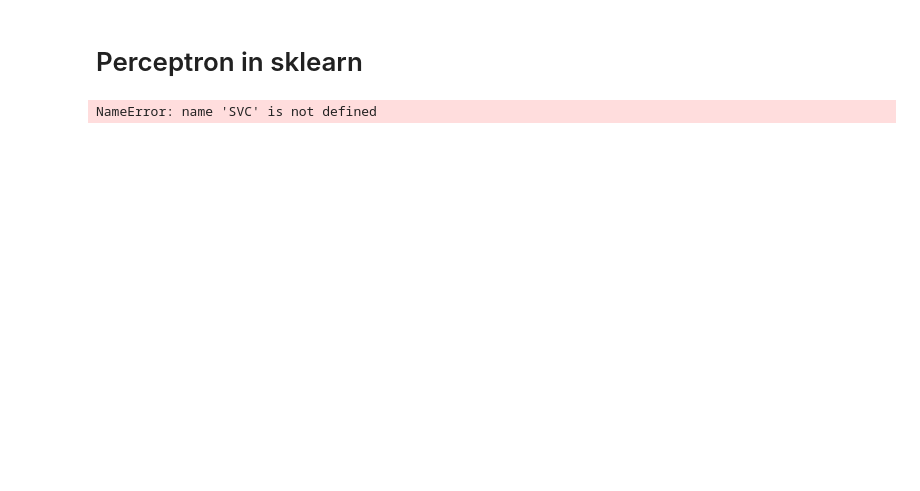
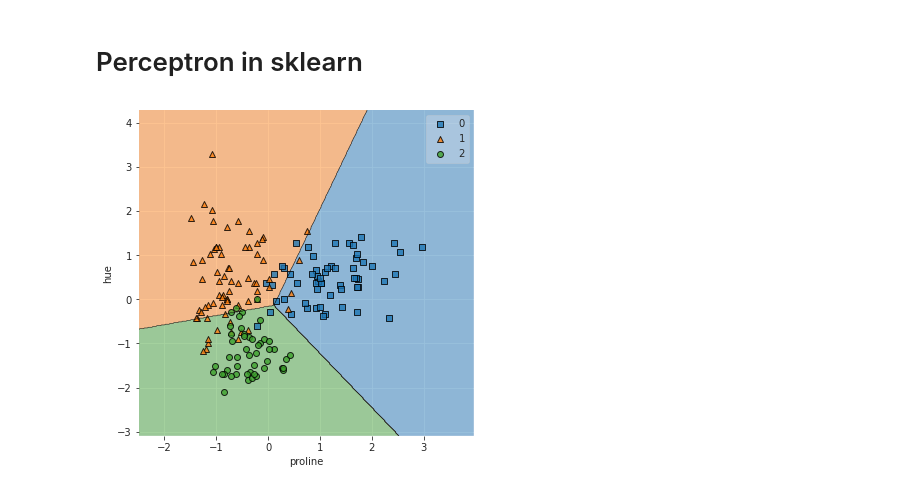
Before and after one commit to xiaoshuaicui/eods-s21, a Jupyter notebook: notebooks/eods-week05-machine_learning_models.ipynb, the cells around one changed output. Cells and saved outputs as stored; diff of their text form; code cells hidden in the pictures; blank space fills up the shorter version.

```diff
--- a/notebooks/eods-week05-machine_learning_models.ipynb
+++ b/notebooks/eods-week05-machine_learning_models.ipynb
@@ -1400,14 +1379,14 @@ From PML
 # Perceptron in sklearn
 # %%
 from sklearn.linear_model import Perceptron
-perceptron = SVC(kernel='linear')
+perceptron = Perceptron()
 perceptron.fit(X_zscore,y);
 
 fig,ax = plt.subplots(1,1,figsize=(6,6))
 plot_decision_regions(X_zscore.values, y.values, clf=perceptron);
 plt.xlabel(X.columns[0]); plt.ylabel(X.columns[1]);
 # %% [output]
-NameError: name 'SVC' is not defined
+[figure, added]
 # %% [markdown]
 # Perceptron to Adaline
 <br>
```
Also changed, not shown: parts of 9 cells of this notebook.
